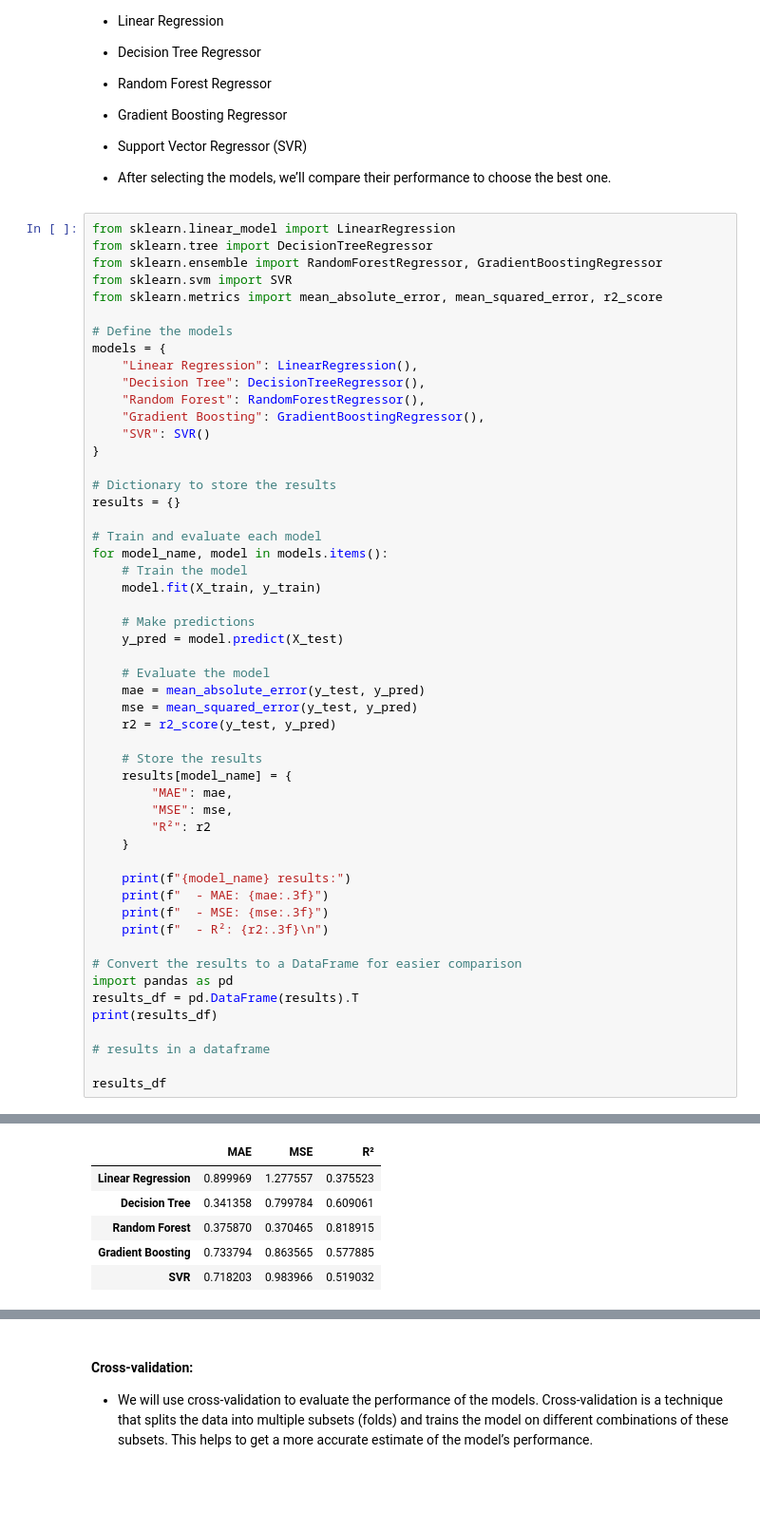
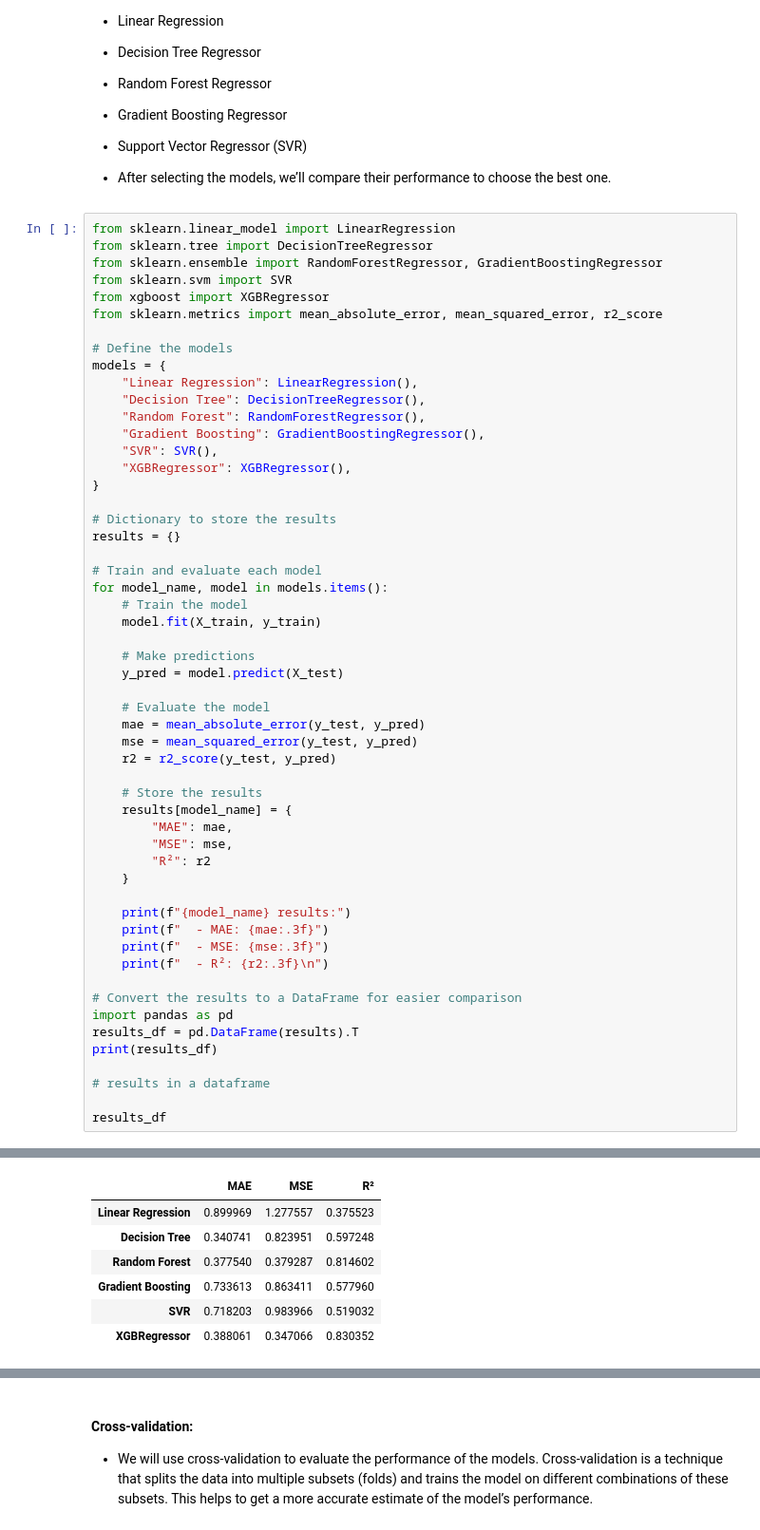
Before and after one commit to AlexRibeiro95/Environmental_factors_on_Public_health, a Jupyter notebook: notebooks/model_training(3).ipynb, the cells around one changed output, grey strips where cells are left out. Shown at 95% size. Drawn from its saved outputs; the diff is of its cells as text; blank space fills up the shorter version.

```diff
--- a/notebooks/model_training(3).ipynb
+++ b/notebooks/model_training(3).ipynb
@@ -109,6 +109,7 @@ from sklearn.linear_model import LinearRegression
 from sklearn.tree import DecisionTreeRegressor
 from sklearn.ensemble import RandomForestRegressor, GradientBoostingRegressor
 from sklearn.svm import SVR
+from xgboost import XGBRegressor
 from sklearn.metrics import mean_absolute_error, mean_squared_error, r2_score
 
 # Define the models
@@ -117,7 +118,8 @@ models = {
     "Decision Tree": DecisionTreeRegressor(),
     "Random Forest": RandomForestRegressor(),
     "Gradient Boosting": GradientBoostingRegressor(),
-    "SVR": SVR()
+    "SVR": SVR(),
+    "XGBRegressor": XGBRegressor(),
 }
 
 # Dictionary to store the results
@@ -177,9 +179,10 @@ SVR                0.718203  0.983966  0.519032
 |  | MAE | MSE | R² |
 | Linear Regression | 0.899969 | 1.277557 | 0.375523 |
-| Decision Tree | 0.341358 | 0.799784 | 0.609061 |
-| Random Forest | 0.375870 | 0.370465 | 0.818915 |
-| Gradient Boosting | 0.733794 | 0.863565 | 0.577885 |
+| Decision Tree | 0.340741 | 0.823951 | 0.597248 |
+| Random Forest | 0.377540 | 0.379287 | 0.814602 |
+| Gradient Boosting | 0.733613 | 0.863411 | 0.577960 |
 | SVR | 0.718203 | 0.983966 | 0.519032 |
+| XGBRegressor | 0.388061 | 0.347066 | 0.830352 |
 # %%
 import matplotlib.pyplot as plt
 import seaborn as sns
```
Also changed, not shown: parts of 23 cells of this notebook, 5 other files.
